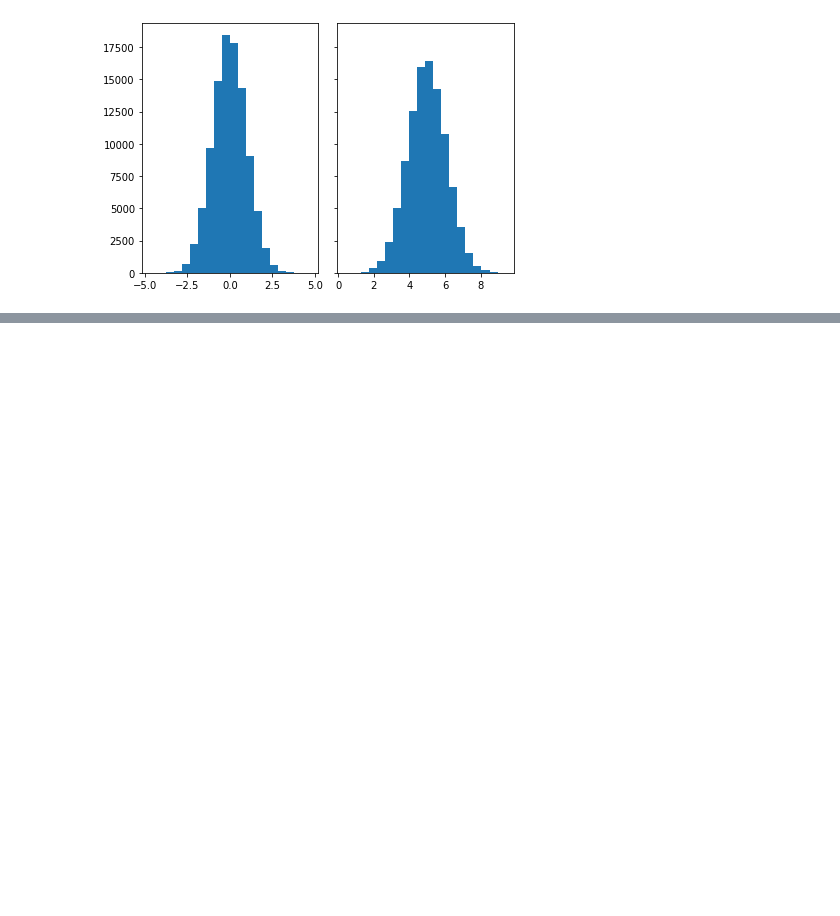
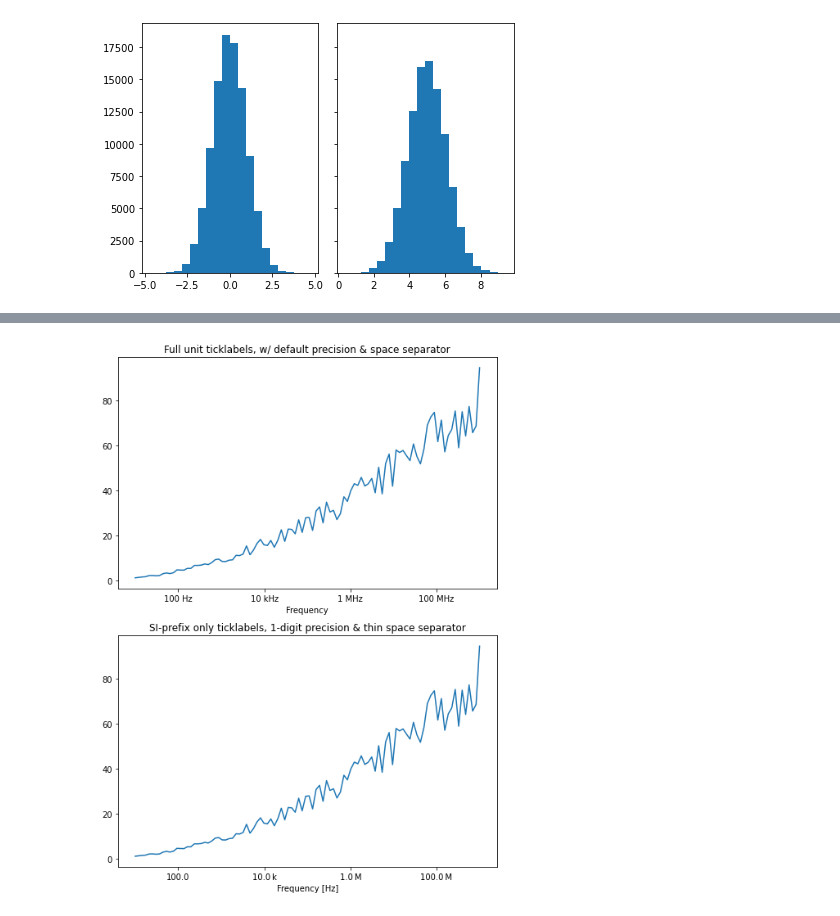
Before and after one commit to sadicsha/SADICSHA_KHANDAIT_Matplotlib-library, a Jupyter notebook: Line_Graph.ipynb, the cells around one changed output, grey strips where cells are left out. Drawn from its saved outputs; the diff is of its cells as text; code cells hidden in the pictures; blank space fills up the shorter version.

```diff
--- a/Line_Graph.ipynb
+++ b/Line_Graph.ipynb
@@ -130,0 +151,39 @@ axs[1].hist(y, bins=n_bins)
+# %%
+import matplotlib.pyplot as plt
+import numpy as np
+
+from matplotlib.ticker import EngFormatter
+
+# Fixing random state for reproducibility
+prng = np.random.RandomState(19680801)
+
+# Create artificial data to plot.
+# The x data span over several decades to demonstrate several SI prefixes.
+xs = np.logspace(1, 9, 100)
+ys = (0.8 + 0.4 * prng.uniform(size=100)) * np.log10(xs)**2
+
+# Figure width is doubled (2*6.4) to display nicely 2 subplots side by side.
+fig, (ax0, ax1) = plt.subplots(nrows=2, figsize=(7, 9.6))
+for ax in (ax0, ax1):
+    ax.set_xscale('log')
+
+# Demo of the default settings, with a user-defined unit label.
+ax0.set_title('Full unit ticklabels, w/ default precision & space separator')
+formatter0 = EngFormatter(unit='Hz')
+ax0.xaxis.set_major_formatter(formatter0)
+ax0.plot(xs, ys)
+ax0.set_xlabel('Frequency')
+
+# Demo of the options `places` (number of digit after decimal point) and
+# `sep` (separator between the number and the prefix/unit).
+ax1.set_title('SI-prefix only ticklabels, 1-digit precision & '
+              'thin space separator')
+formatter1 = EngFormatter(places=1, sep="\N{THIN SPACE}")  # U+2009
+ax1.xaxis.set_major_formatter(formatter1)
+ax1.plot(xs, ys)
+ax1.set_xlabel('Frequency [Hz]')
+
+plt.tight_layout()
+plt.show()
+# %% [output]
+[figure, added]
```
Also changed, not shown: parts of 3 cells of this notebook.
